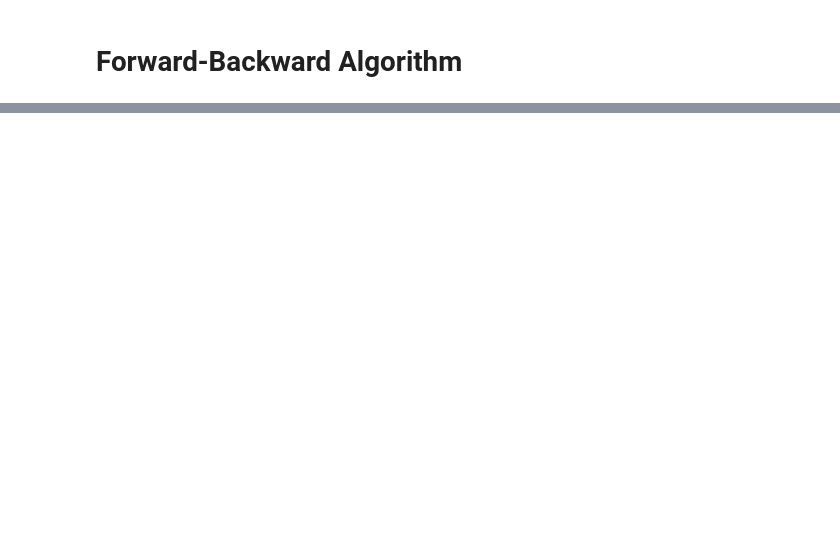
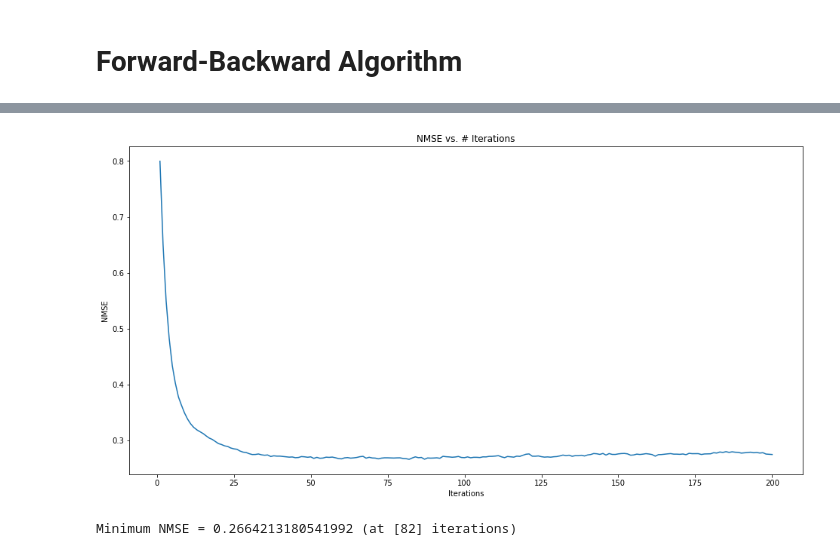
Before and after one commit to utsav-akhaury/PnP-ADMM, a Jupyter notebook: FB_starlet.ipynb, the cells around one changed output, grey strips where cells are left out. Drawn from its saved outputs; the diff is of its cells as text; code cells hidden in the pictures; blank space fills up the shorter version.

```diff
--- a/FB_starlet.ipynb
+++ b/FB_starlet.ipynb
@@ -574,0 +449,6 @@ Minimum Cost = 2062.77978515625 (at [1] iterations)
+# %%
+# Plot NMSE
+plot_utils.nmse(nmse_arr, n_iter)
+# %% [output]
+[figure, added]
+Minimum NMSE = 0.2664213180541992 (at [82] iterations)
```
Also changed, not shown: parts of 16 cells of this notebook.
